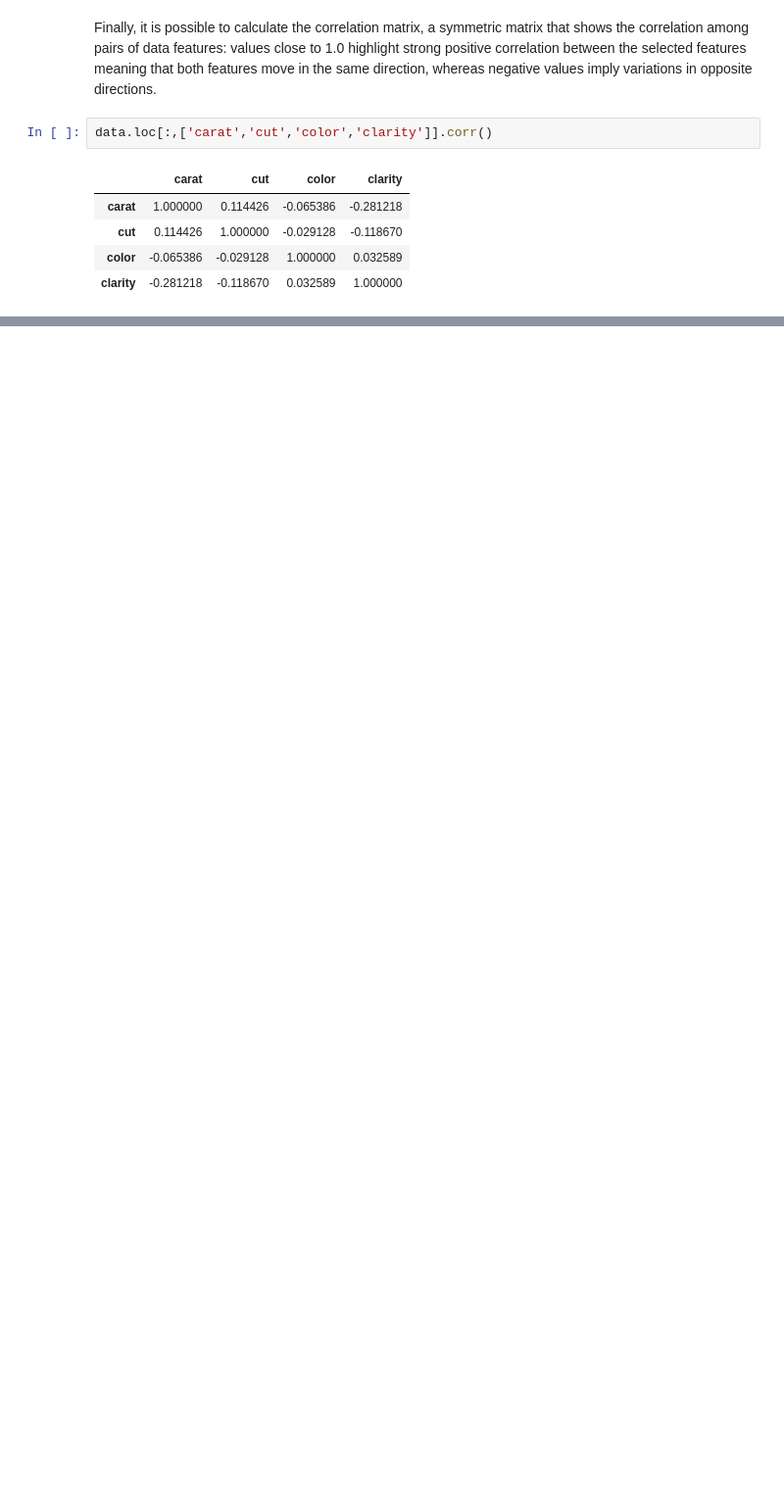
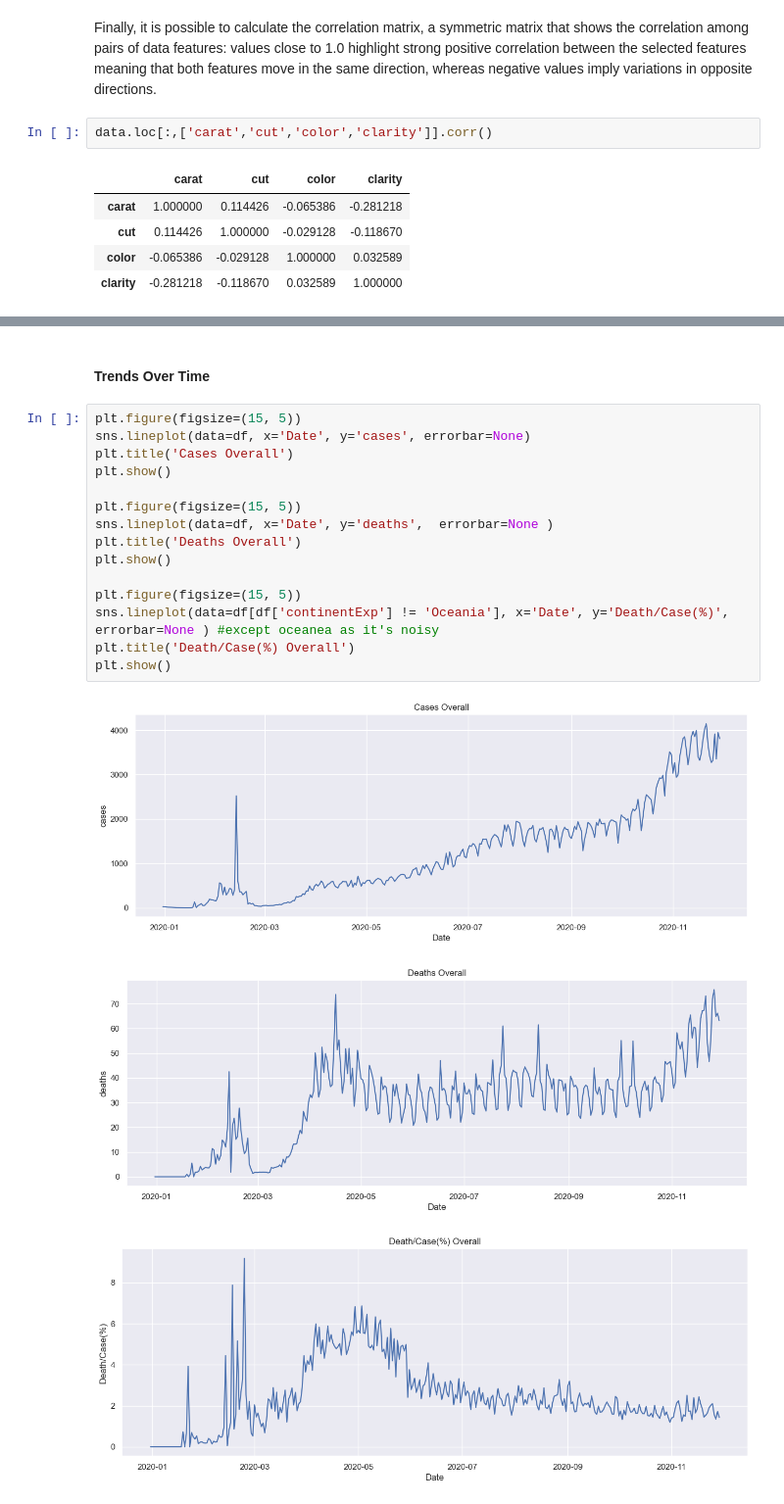
Before and after one commit to Ajandaghian/Polimi, a Jupyter notebook: ML - Machine Learning (VERCELLIS CARLO) /ML Lab/x01_Assignment/Assignement.ipynb, the cells around one changed output, grey strips where cells are left out. Shown at 98% size. Cells and saved outputs as stored; diff of their text form; blank space fills up the shorter version.

```diff
--- a/ML - Machine Learning (VERCELLIS CARLO) /ML Lab/x01_Assignment/Assignement.ipynb
+++ b/ML - Machine Learning (VERCELLIS CARLO) /ML Lab/x01_Assignment/Assignement.ipynb
@@ -248,0 +374,21 @@ Following the example provided above, perform a complete data exploration task o
+# %% [markdown]
+#### Trends Over Time
+# %%
+plt.figure(figsize=(15, 5))
+sns.lineplot(data=df, x='Date', y='cases', errorbar=None)
+plt.title('Cases Overall')
+plt.show()
+
+plt.figure(figsize=(15, 5))
+sns.lineplot(data=df, x='Date', y='deaths',  errorbar=None )
+plt.title('Deaths Overall')
+plt.show()
+
+plt.figure(figsize=(15, 5))
+sns.lineplot(data=df[df['continentExp'] != 'Oceania'], x='Date', y='Death/Case(%)',  errorbar=None ) #except oceanea as it's noisy
+plt.title('Death/Case(%) Overall')
+plt.show()
+# %% [output]
+[figure, added]
+[figure, added]
+[figure, added]
```
Also changed, not shown: parts of 29 cells of this notebook, 6 other files.
